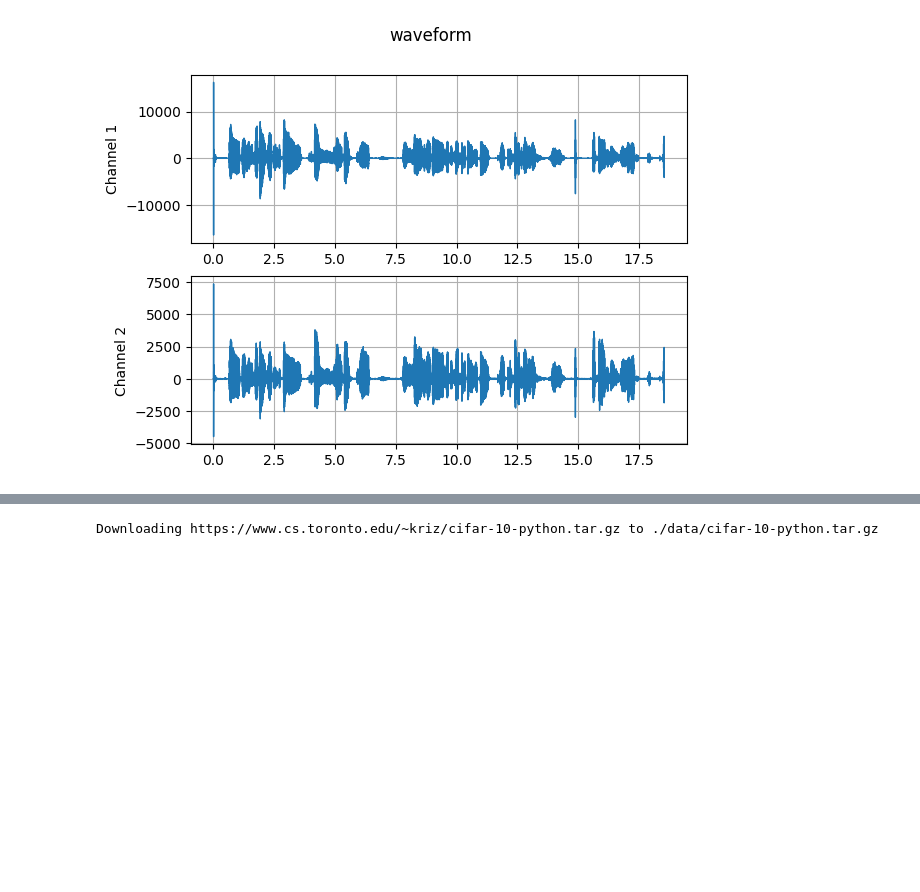
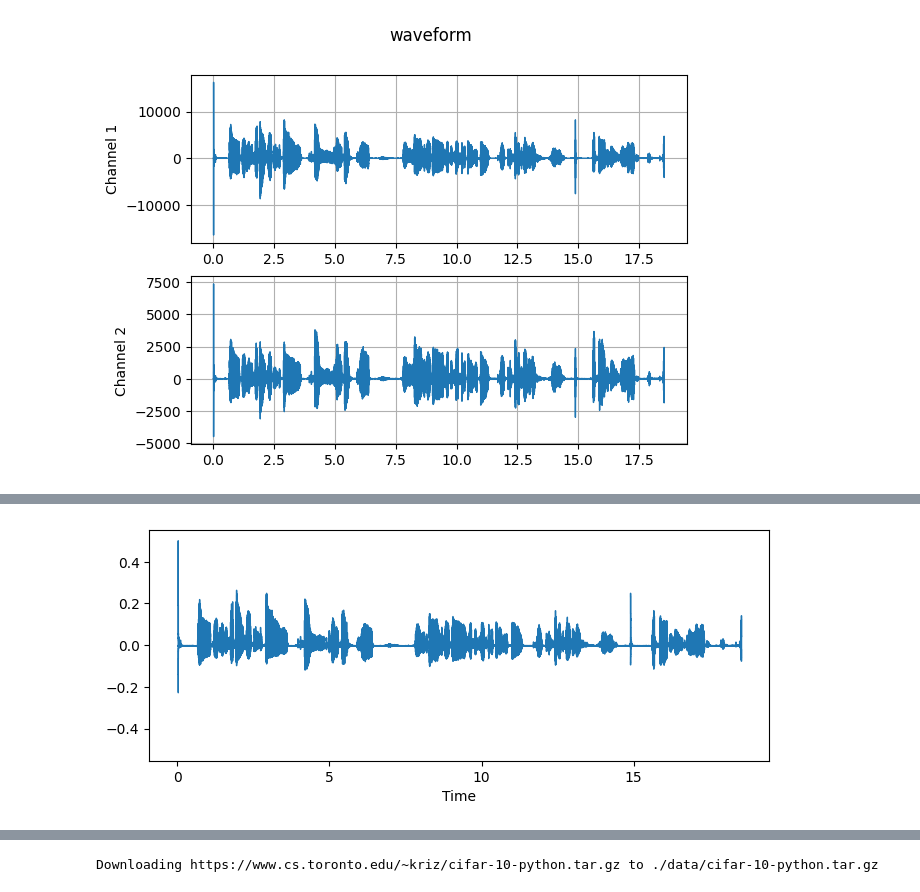
Before and after one commit to tabaraei/depression-detection, a Jupyter notebook: depression_detection.ipynb, the cells around one changed output, grey strips where cells are left out. Drawn from its saved outputs; the diff is of its cells as text; code cells hidden in the pictures; blank space fills up the shorter version.

Commit message:
fixed the dataset, added data preview

```diff
--- a/depression_detection.ipynb
+++ b/depression_detection.ipynb
@@ -161,5 +146,0 @@ plot_spectrogram(melspec_librosa, title="MelSpectrogram - librosa", ylabel="mel
-# %%
-mel1 = mel_spectrogram(torchaudio.load(f'{DATA_DIR}/t_1/positive_out.wav')[0])
-mel2 = mel_spectrogram(torchaudio.load(f'{DATA_DIR}/t_2/positive_out.wav')[0])
-print(mel1.shape)
-print(mel2.shape)
@@ -215,0 +253,8 @@ torch.Size([16, 17, 367])
+# %%
+from IPython.display import Audio
+
+AUDIO_FILE = f'{dataset.DATA_DIR}/t_1/positive_out.wav'
+metadata = torchaudio.info(AUDIO_FILE)
+print(metadata)
+
+Audio(AUDIO_FILE)
@@ -215,0 +264,9 @@ torch.Size([16, 17, 367])
+# %%
+import librosa.display
+import matplotlib.pyplot as plt
+
+waveform, sample_rate = torchaudio.load(AUDIO_FILE)
+plt.figure(figsize=(8, 3))
+_ = librosa.display.waveshow(waveform.numpy(), sr=sample_rate)
+# %% [output]
+[figure, added]
```
Also changed, not shown: parts of 58 cells of this notebook.
